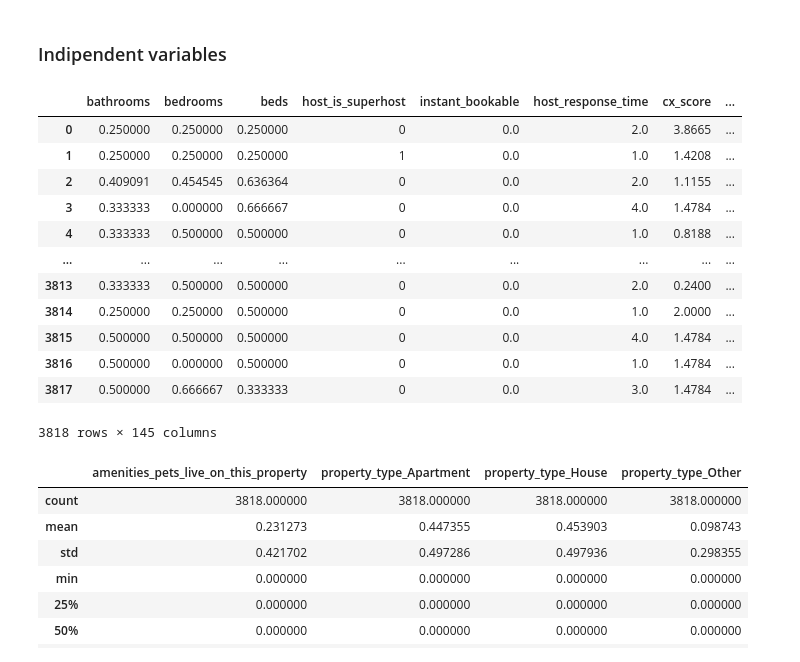
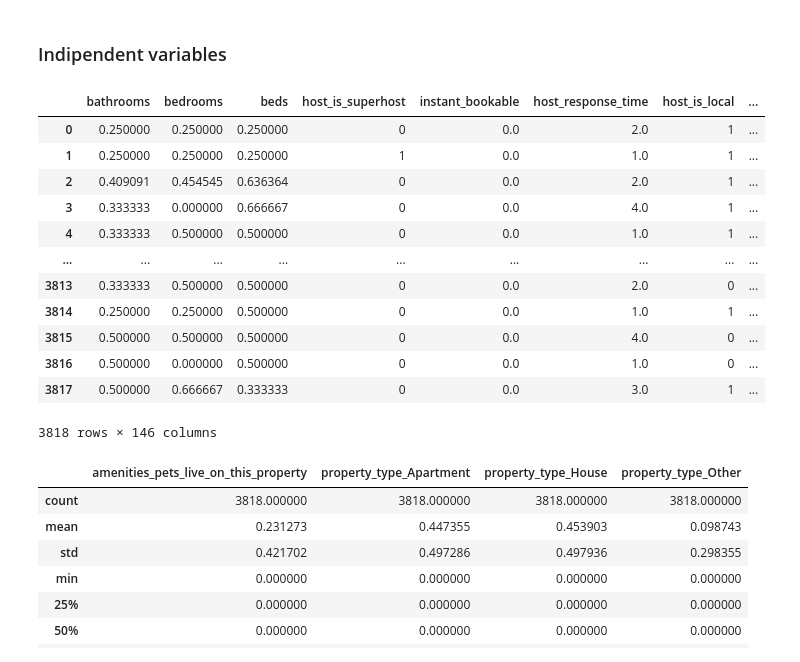
Before and after one commit to aeusepi/AirBnB_Project, a Jupyter notebook: AirBnbSeattle.ipynb, the cells around one changed output. Cells and saved outputs as stored; diff of their text form; code cells hidden in the pictures.

```diff
--- a/AirBnbSeattle.ipynb
+++ b/AirBnbSeattle.ipynb
@@ -339,7 +376,7 @@ df_princing_y = df_princing['price_1_guest'].copy()
 # %%
 prop_columns = ["property_type","bed_type","room_type","amenities","accommodates","bathrooms","bedrooms","beds"]
 loc_columns =['neighbourhood_cleansed']
-review_columns = ['reviews_per_month','review_scores_rating','host_is_superhost','instant_bookable','host_response_time','last_scraped','host_since']
+review_columns = ['reviews_per_month','review_scores_rating','host_is_superhost','instant_bookable','host_response_time','last_scraped','host_since','host_location']
 
 col_select = prop_columns + loc_columns + review_columns
 #selection column
@@ -353,47 +390,50 @@ df_sel["beds"] = df_sel["beds"] / df_sel['accommodates']
 df_sel['property_type'] = df_sel['property_type'].map(
         {'House': 'House',
          'Apartment': 'Apartment'}
     ).fillna('Other')
 
 # Does super host help with pricing?
 df_sel['host_is_superhost'] = np.where(df_sel['host_is_superhost']=='t',True,False)
+df_sel['host_is_local'] = np.where(df_sel['host_location'] == 'Seattle, Washington, United States', True,False)
 # Are rating and # of review influencing pricing?
 df_sel['cx_score'] = df_sel['review_scores_rating'].astype(float)/100 * df_sel['reviews_per_month'].astype(float)
+
+
 
 # Is host booking support relevant?
 df_sel = dtprep.convert_host_response_time(df_sel)
 df_sel = dtprep.convert_instant_bookable(df_sel)
 df_sel = dtprep.convert_host_since(df_sel)
 
 
 # convert the amenities to boolean
 df_sel= dtprep.convert_amenities(df_sel)
 df_sel.replace({False: 0, True: 1}, inplace=True)
 
 
 # column to drop
-todrop= ["accommodates","reviews_per_month","review_scores_rating",'host_since']
+todrop= ["accommodates","reviews_per_month","review_scores_rating",'host_since','host_location']
 
 # taking care of NAs
 df_sel = dtprep.clean_data_basic(df_sel,todrop)
 
 # drop some cols
 df_sel = df_sel.drop(['room_type_Private room', 'room_type_Shared room'],axis = 1)
 df_sel
 # %% [output]
-|  | bathrooms | bedrooms | beds | host_is_superhost | instant_bookable | host_response_time | cx_score | ... |
-| 0 | 0.250000 | 0.250000 | 0.250000 | 0 | 0.0 | 2.0 | 3.8665 | ... |
-| 1 | 0.250000 | 0.250000 | 0.250000 | 1 | 0.0 | 1.0 | 1.4208 | ... |
-| 2 | 0.409091 | 0.454545 | 0.636364 | 0 | 0.0 | 2.0 | 1.1155 | ... |
-| 3 | 0.333333 | 0.000000 | 0.666667 | 0 | 0.0 | 4.0 | 1.4784 | ... |
-| 4 | 0.333333 | 0.500000 | 0.500000 | 0 | 0.0 | 1.0 | 0.8188 | ... |
+|  | bathrooms | bedrooms | beds | host_is_superhost | instant_bookable | host_response_time | host_is_local | ... |
+| 0 | 0.250000 | 0.250000 | 0.250000 | 0 | 0.0 | 2.0 | 1 | ... |
+| 1 | 0.250000 | 0.250000 | 0.250000 | 1 | 0.0 | 1.0 | 1 | ... |
+| 2 | 0.409091 | 0.454545 | 0.636364 | 0 | 0.0 | 2.0 | 1 | ... |
+| 3 | 0.333333 | 0.000000 | 0.666667 | 0 | 0.0 | 4.0 | 1 | ... |
+| 4 | 0.333333 | 0.500000 | 0.500000 | 0 | 0.0 | 1.0 | 1 | ... |
 | ... | ... | ... | ... | ... | ... | ... | ... | ... |
-| 3813 | 0.333333 | 0.500000 | 0.500000 | 0 | 0.0 | 2.0 | 0.2400 | ... |
-| 3814 | 0.250000 | 0.250000 | 0.500000 | 0 | 0.0 | 1.0 | 2.0000 | ... |
-| 3815 | 0.500000 | 0.500000 | 0.500000 | 0 | 0.0 | 4.0 | 1.4784 | ... |
-| 3816 | 0.500000 | 0.000000 | 0.500000 | 0 | 0.0 | 1.0 | 1.4784 | ... |
-| 3817 | 0.500000 | 0.666667 | 0.333333 | 0 | 0.0 | 3.0 | 1.4784 | ... |
+| 3813 | 0.333333 | 0.500000 | 0.500000 | 0 | 0.0 | 2.0 | 0 | ... |
+| 3814 | 0.250000 | 0.250000 | 0.500000 | 0 | 0.0 | 1.0 | 1 | ... |
+| 3815 | 0.500000 | 0.500000 | 0.500000 | 0 | 0.0 | 4.0 | 0 | ... |
+| 3816 | 0.500000 | 0.000000 | 0.500000 | 0 | 0.0 | 1.0 | 0 | ... |
+| 3817 | 0.500000 | 0.666667 | 0.333333 | 0 | 0.0 | 3.0 | 1 | ... |
-3818 rows × 145 columns
+3818 rows × 146 columns
 # %%
 df_sel.filter(regex='property').describe()
 # %% [output]
```
Also changed, not shown: parts of 9 cells of this notebook, 3 other files.
